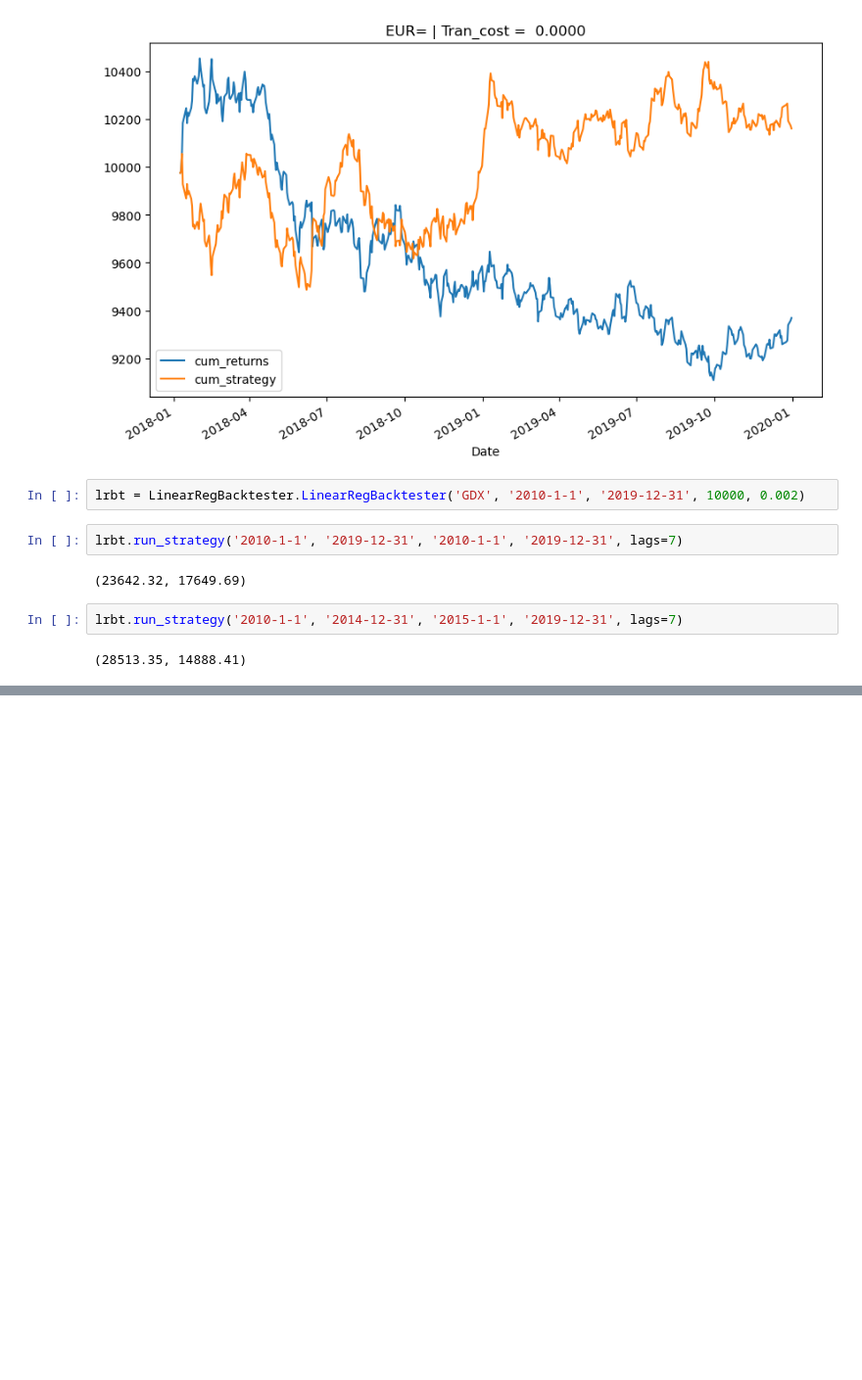
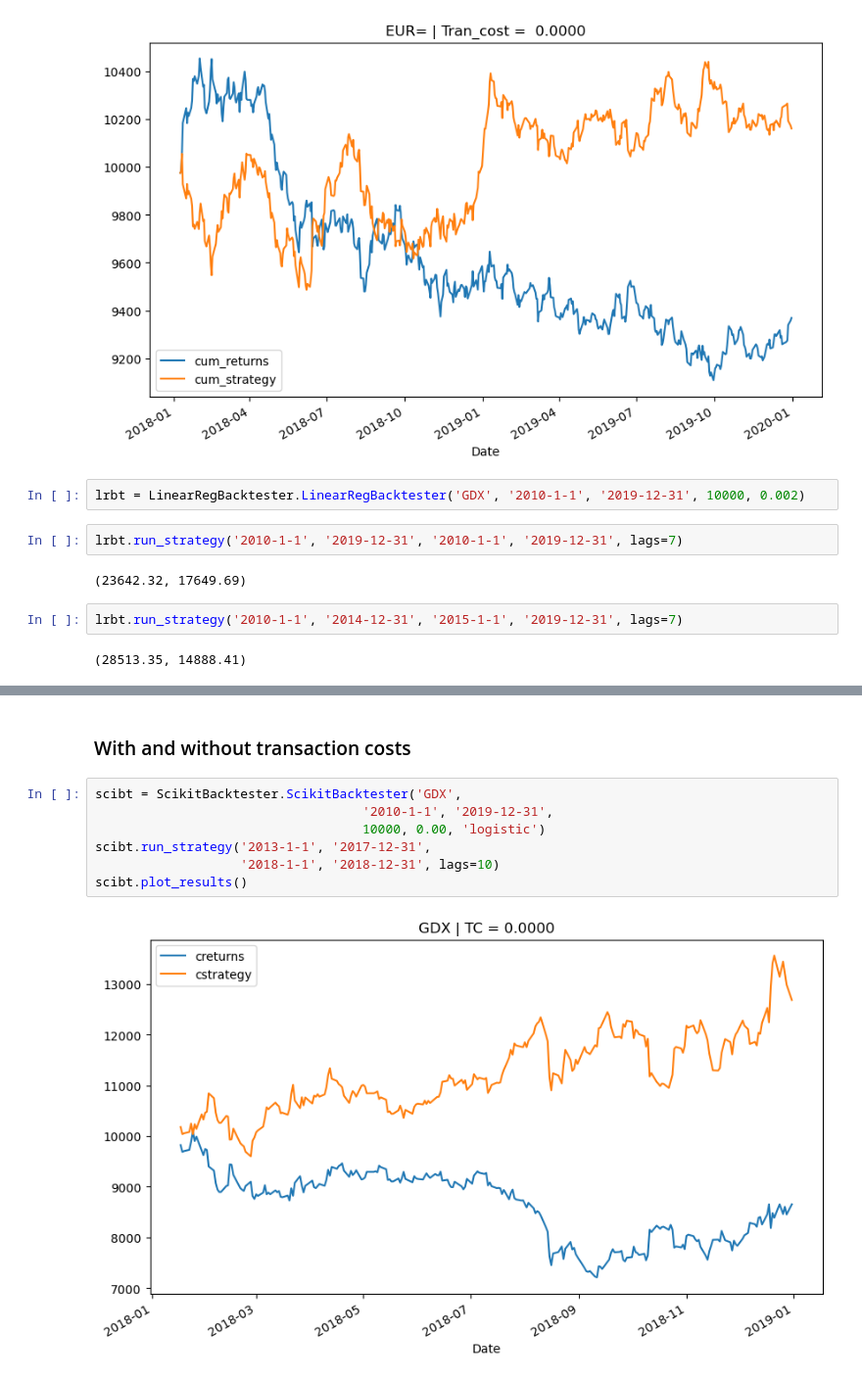
Before and after one commit to ArchQuant/backtesting-basics, a Jupyter notebook: test.ipynb, the cells around one changed output, grey strips where cells are left out. Shown at 98% size. Cells and saved outputs as stored; diff of their text form; blank space fills up the shorter version.

```diff
--- a/test.ipynb
+++ b/test.ipynb
@@ -97,0 +126,11 @@ lrbt.plot_re
+# %% [markdown]
+### With and without transaction costs
+# %%
+scibt = ScikitBacktester.ScikitBacktester('GDX',
+                                   '2010-1-1', '2019-12-31',
+                                   10000, 0.00, 'logistic')
+scibt.run_strategy('2013-1-1', '2017-12-31',
+                   '2018-1-1', '2018-12-31', lags=10)
+scibt.plot_results()
+# %% [output]
+[figure, added]
```
Also changed, not shown: parts of 10 cells of this notebook, 6 other files.
